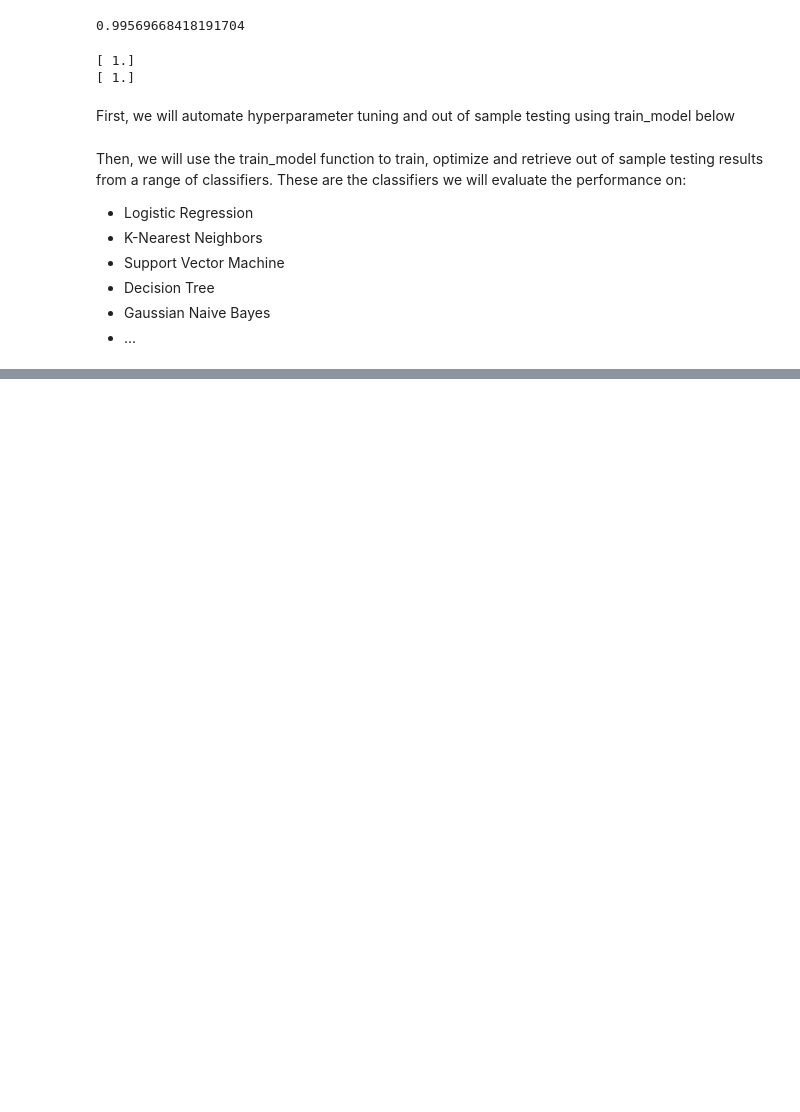
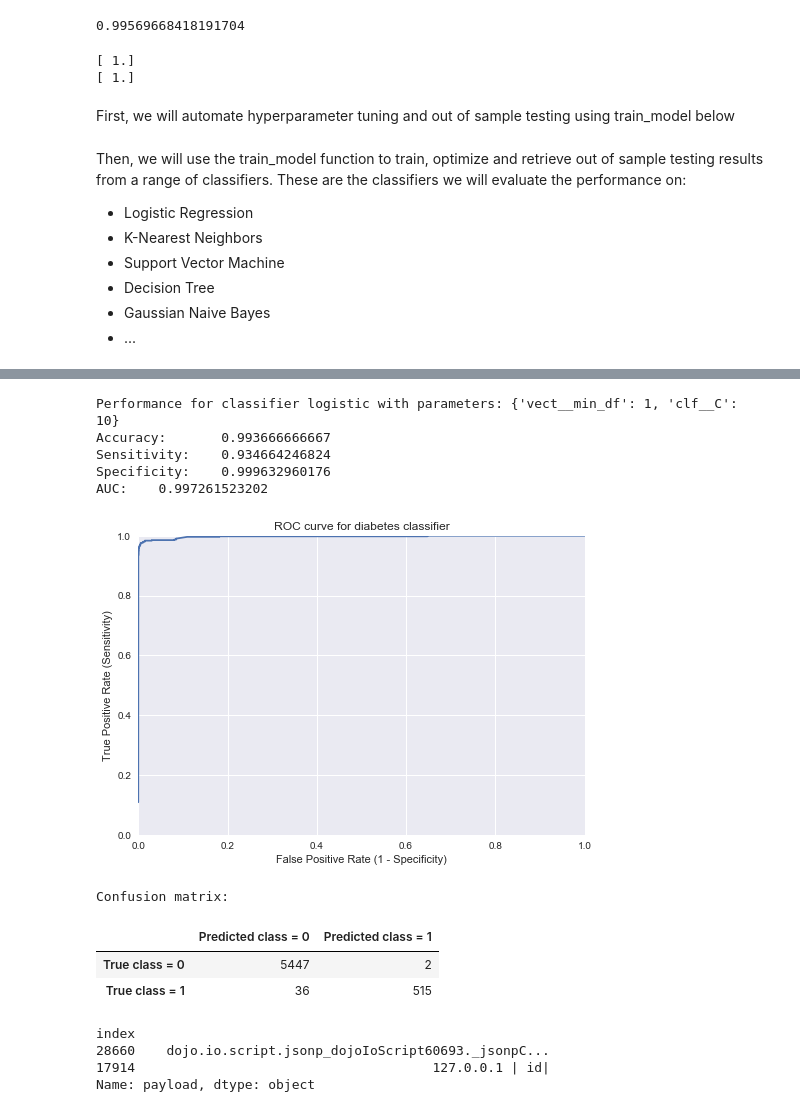
Before and after one commit to grananqvist/Machine-Learning-Web-Application-Firewall-and-Dataset, a Jupyter notebook: Data_analysis.ipynb, the cells around one changed output, grey strips where cells are left out. Drawn from its saved outputs; the diff is of its cells as text; code cells hidden in the pictures; blank space fills up the shorter version.

Commit message:
worked on performance metrics

```diff
--- a/Data_analysis.ipynb
+++ b/Data_analysis.ipynb
@@ -419,7 +461,8 @@ classifier_inputs = {}
 classifier_inputs['logistic'] = {
     'pipeline':Pipeline([('vect', vectorizer), ('clf',LogisticRegression())]),
     'dict_params': {
-        'vect__min_df':[1, 10]
+        'vect__min_df':[1, 10],
+        'clf__C':[10]
     }
 }
 '''TOO BIG!
@@ -431,17 +474,17 @@ classifier_inputs['knn'] = {
     }
 }'''
 classifier_inputs['svm'] = {
-    'pipeline':Pipeline([('vect', vectorizer), ('clf',SVC())]),
+    'pipeline':Pipeline([('vect', vectorizer), ('clf',SVC(probability=True))]),
     'dict_params': {
         'vect__min_df':[1, 10],
         'clf__C':[0.1,1,10],
         'clf__kernel':['rbf','poly']
     }
 }
-classifier_results = pd.DataFrame(columns=['accuracy','conf_matrix','params','model'],index=classifier_inputs.keys())
+classifier_results = pd.DataFrame(columns=['accuracy','sensitivity','specificity','auc','conf_matrix','params','roc'],index=classifier_inputs.keys())
 
-X = payloads['payload']
-Y = payloads['is_malicious']
+X = payloads['payload'][:30000] #DEBUG: only first 10k rows
+Y = payloads['is_malicious'][:30000]
 
 for classifier_name, inputs in classifier_inputs.items():
     result_dict = train_model(inputs['pipeline'],inputs['dict_params'],X,Y)
@@ -477,0 +499,68 @@ from sklearn.
+# %%
+def visualize_result(df_row):
+    '''Visualizes the results of a classifier
+
+    input - df_row: a dataframe row with columns: ['accuracy','sensitivity','specificity','auc','conf_matrix','params','roc']
+    '''
+
+    print('Performance for classifier ' + str(df_row.name) + ' with parameters: ' + str(df_row['params']))
+    print('Accuracy: \t' + str(df_row['accuracy']))
+    print('Sensitivity: \t' + str(df_row['sensitivity']))
+    print('Specificity: \t' + str(df_row['specificity']))
+    print('AUC: \t' + str(df_row['auc']))
+
+    plt.plot(df_row['roc']['fpr'], df_row['roc']['tpr'])
+    plt.xlim([0.0, 1.0])
+    plt.ylim([0.0, 1.0])
+    plt.title('ROC curve for diabetes classifier')
+    plt.xlabel('False Positive Rate (1 - Specificity)')
+    plt.ylabel('True Positive Rate (Sensitivity)')
+    plt.grid(True)
+    plt.show()
+
+    confusion_table = pd.DataFrame(df_row['conf_matrix'], index=['True class = 0','True class = 1'], columns=['Predicted class = 0','Predicted class = 1'])
+    print('Confusion matrix:')
+    display(confusion_table)
+
+visualize_result(classifier_results.loc['logistic'])
+# %% [output]
+Performance for classifier logistic with parameters: {'vect__min_df': 1, 'clf__C': 10}
+Accuracy:       0.993666666667
+Sensitivity:    0.934664246824
+Specificity:    0.999632960176
+AUC:    0.997261523202
+[figure, added]
+Confusion matrix:
+|  | Predicted class = 0 | Predicted class = 1 |
+| True class = 0 | 5447 | 2 |
+| True class = 1 | 36 | 515 |
+# %%
+pipe = Pipeline([('vect', vectorizer), ('clf',LogisticRegression(C=10))])
+X_train, X_test, Y_train, Y_test = train_test_split(X, Y, test_size=0.2, random_state=42)
+
+
+#perform a grid search for the best parameters on the training data.
+#Cross validation is made to select the parameters, so the training data is actually split into
+#a new train data set and a validation data set, K number of times
+cv = ShuffleSplit(n=len(X_train), n_iter=1, test_size=0.2, random_state=0) #DEBUG: n_iter=10
+#cv = KFold(n=len(X), n_folds=10)
+random_grid_search = RandomizedSearchCV(
+    pipe,
+    param_distributions={
+        'clf__C':[10]
+    },
+    cv=cv,
+    scoring='roc_auc',
+    n_iter=1,
+    random_state=5,
+    refit=True
+)
+random_grid_search.fit(X_train, Y_train)
+
+#Evaluate the best model on the test data
+Y_test_predicted = random_grid_search.best_estimator_.predict(X_test)
+# %% [output]
+index
+28660    dojo.io.script.jsonp_dojoIoScript60693._jsonpC...
+17914                                      127.0.0.1 | id|
+Name: payload, dtype: object
```
Also changed, not shown: parts of 6 cells of this notebook.
